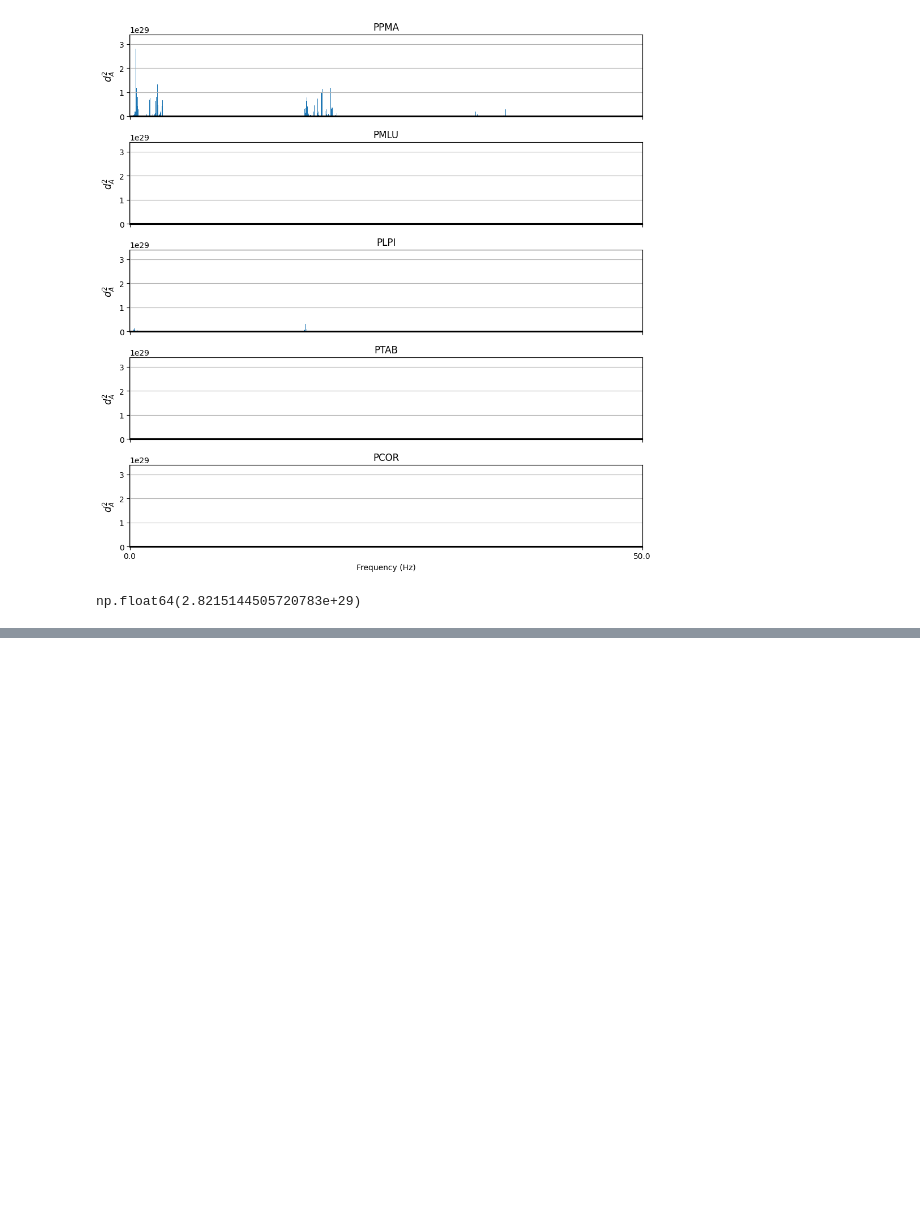
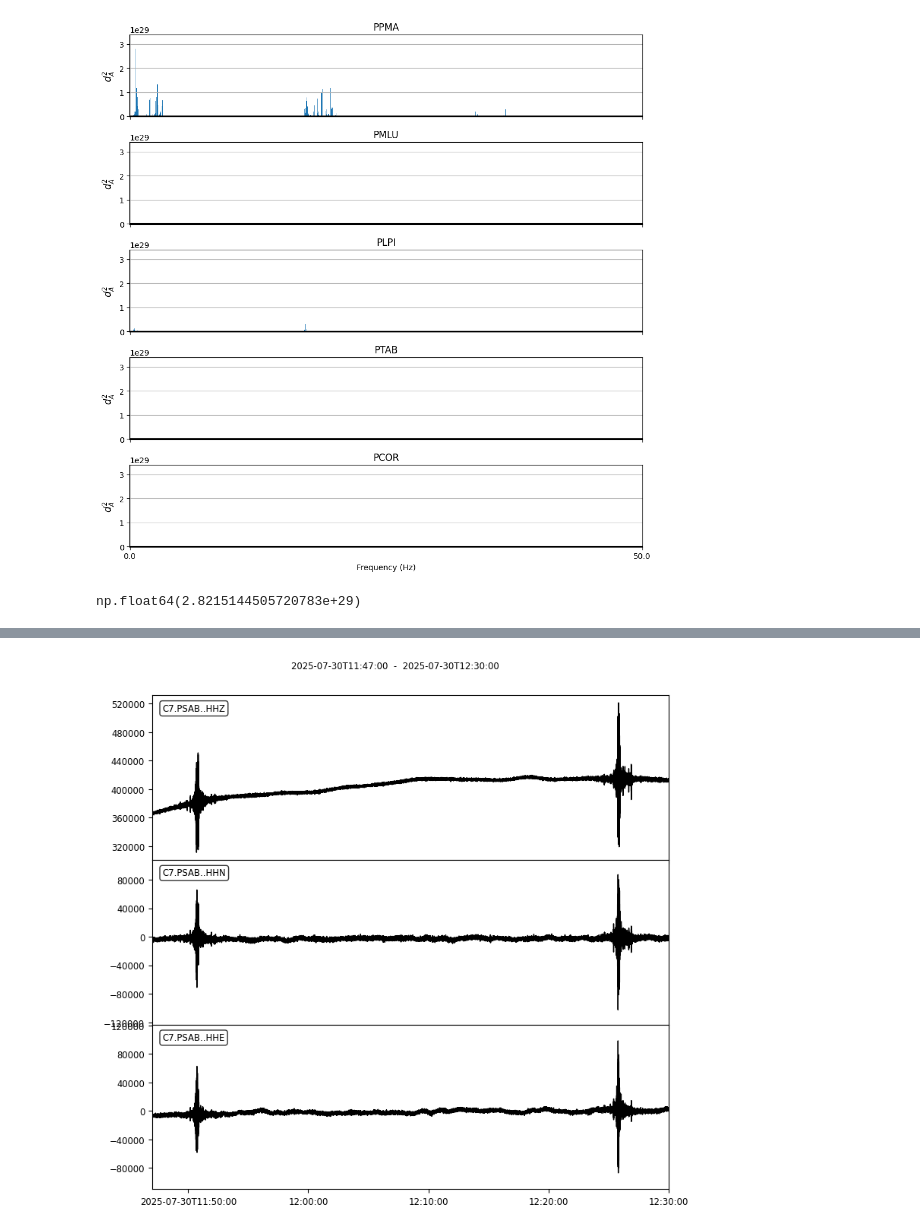
Before and after one commit to CoDaSLab/MSPC-Seismic, a Jupyter notebook: exploration/IGARSS.ipynb, the cells around one changed output, grey strips where cells are left out. Drawn from its saved outputs; the diff is of its cells as text; code cells hidden in the pictures; blank space fills up the shorter version.

```diff
--- a/exploration/IGARSS.ipynb
+++ b/exploration/IGARSS.ipynb
@@ -665,0 +673,7 @@ np.float64(2.8215144505720783e+29)
+# %%
+st = obspy.read("/SCRATCH/TIC270/dvalesp/DigiVolCan/data/involcan/mseed/C7.PSAB..*.D.2025.211")
+from obspy import UTCDateTime
+from datetime import datetime
+st.plot(starttime=UTCDateTime(datetime(2025, 7, 30, 11, 47)), endtime=UTCDateTime(datetime(2025, 7, 30, 12, 30)));
+# %% [output]
+[figure, added]
```
Also changed, not shown: parts of 2 cells of this notebook, 8 other files.
